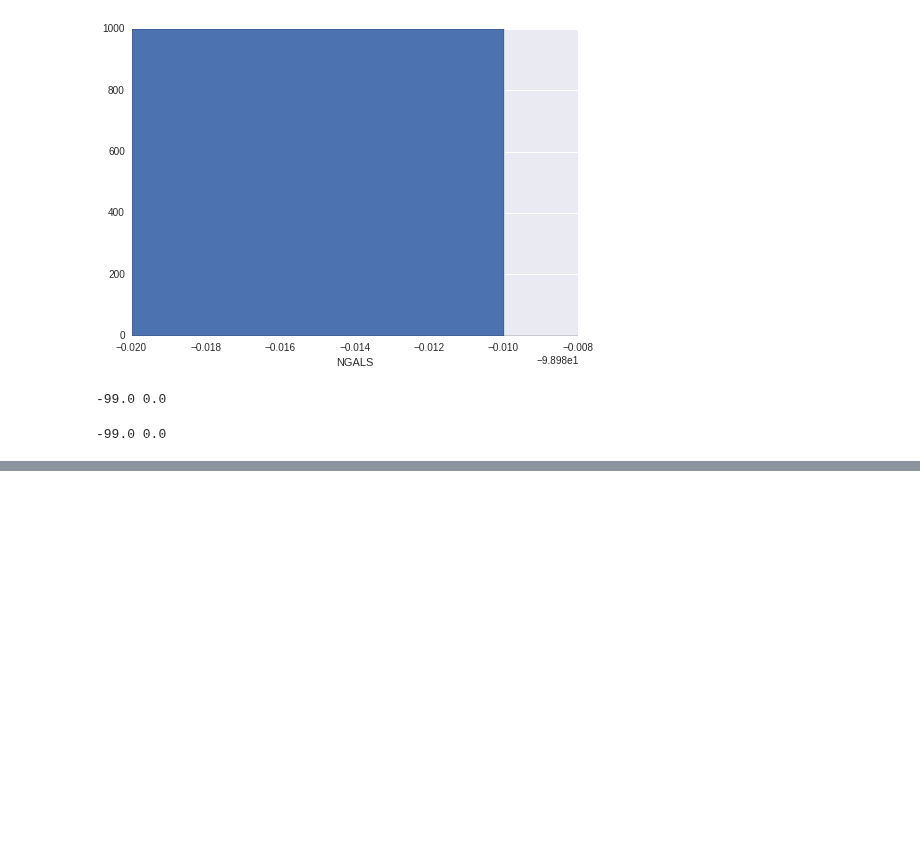
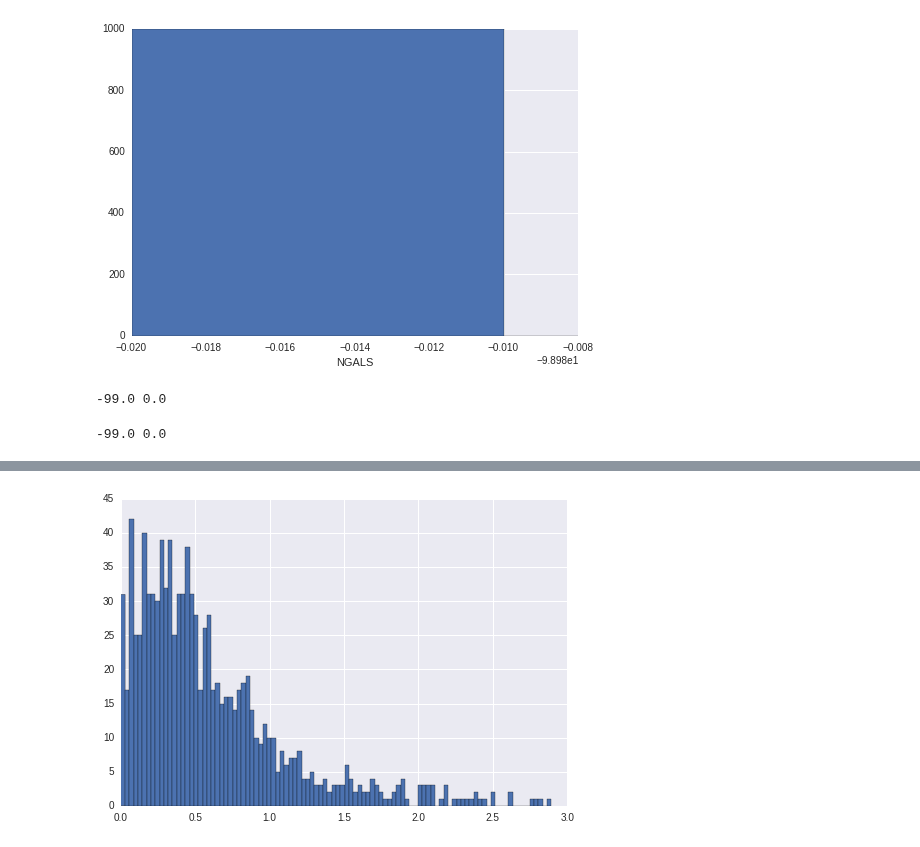
Before and after one commit to Ravirajadrangi/ClusterMassInference, a Jupyter notebook: Project Notebook.ipynb, the cells around one changed output, grey strips where cells are left out. Cells and saved outputs as stored; diff of their text form; code cells hidden in the pictures; blank space fills up the shorter version.

```diff
--- a/Project Notebook.ipynb
+++ b/Project Notebook.ipynb
@@ -199,0 +263,5 @@ Well crap. NGals isn't useful for this, I'll need another catalog.
+# %%
+plt.hist(mSamples, 100)
+plt.show()
+# %% [output]
+[figure, added]
```
Also changed, not shown: parts of 5 cells of this notebook, 2 other files.
